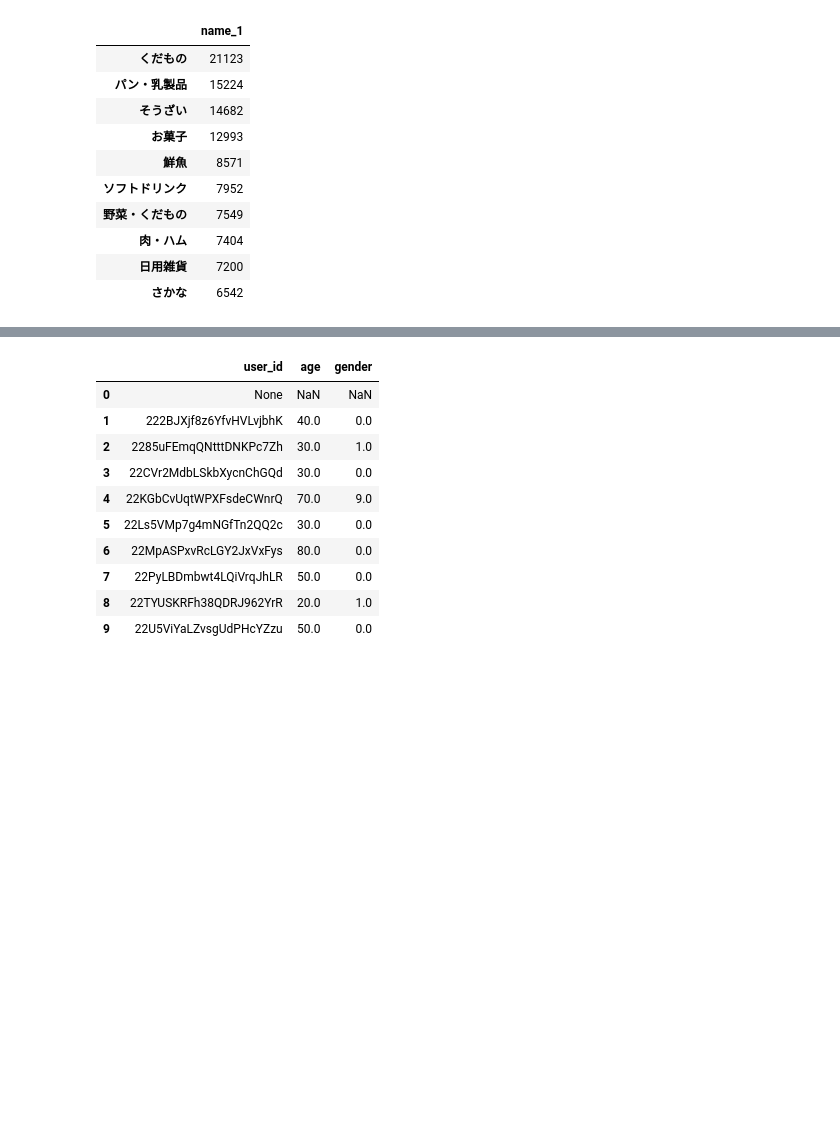
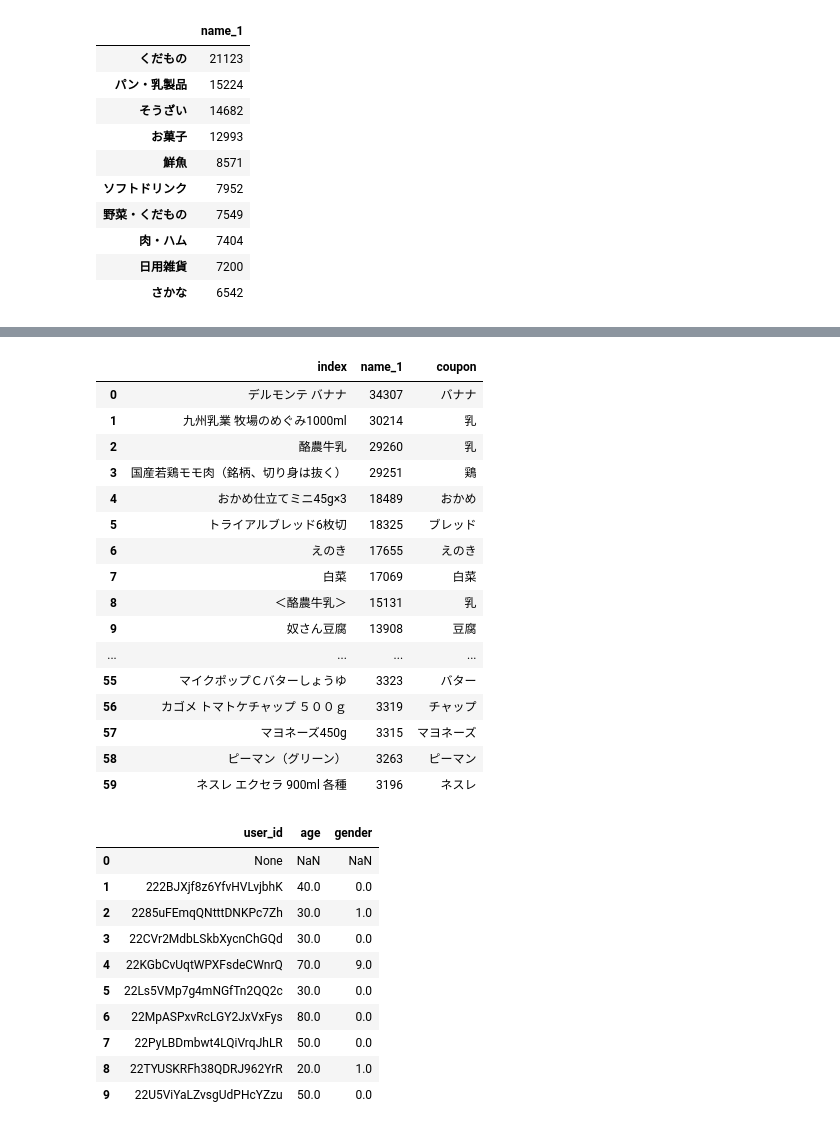
Before and after one commit to yumehara/atmacup9, a Jupyter notebook: notebooks/EDA.ipynb, the cells around one changed output, grey strips where cells are left out. Saved outputs shown, nothing was run; the diff lists cells and outputs as text; code cells hidden in the pictures; blank space fills up the shorter version.

```diff
--- a/notebooks/EDA.ipynb
+++ b/notebooks/EDA.ipynb
@@ -255,5 +255,7 @@ pd.DataFrame(cartlog[cartlog['kind_1'] =='カテゴリ']['name_1'].value_counts(
 | 日用雑貨 | 7200 |
 | さかな | 6542 |
 # %%
-pd.DataFrame(cartlog[cartlog['kind_1'] =='クーポン']['name_1'].value_counts()).head(20)
+coupon = pd.DataFrame(cartlog[cartlog['kind_1'] =='クーポン']['name_1'].value_counts())
+coupon = coupon.reset_index()
+print(len(coupon))
 # %% [output]
@@ -281,3 +263,34 @@ pd.DataFrame(cartlog[cartlog['kind_1'] =='クーポン']['name_1'].value_counts(
+# %%
+coupon_name = {
+    'バナナ', '乳', '鶏', '鶏', 'ブレッド', 'えのき', '白菜', '豆腐', 'ちくわ', 'ゴールド', '茶', '玉子', 'ポテト', 'ハム', 'しめじ', '揚げ', 'レタス',
+    'エッセン', '豚', 'チーズ', 'プレーン', 'おかめ', 'サラダ', 'とまと', 'ねぎ', '福岡', 'エビ', '無糖', 'みかん', '焼そば', 'ロール', 'えび', 'ヨーグルト',
+    'シーチキン', '玉葱', '柿の種', 'サブレ', '油', 'りんご', 'きゅうり', 'いなり', 'バター', 'チャップ', 'マヨネーズ', 'ピーマン', 'ネスレ', 'ぱん', 'パン', 'いか',
+    'フロスト', '人参', '蒲鉾', 'トイレ', '舞茸', 'チョコ', '鮭', 'コーラ', 'チップス', 'ごはん', 'うどん', 'ウインナー', 'かつお', '梨', 'のり', 'キウイ', 'バニラ',
+    'パイ', 'キャラメル', 'カルビー', 'キムチ', 'アルフォート', 'コーヒー', 'フルグラ', 'ゼリー', '脂肪', 'アソート', 'キットカット', 'ドデカミン', '伊右衛門', 'ミルク',
+}
+# %%
+for name in coupon_name:
+    coupon.loc[coupon['index'].str.contains(name), 'coupon'] = name
+# %%
+coupon[coupon['coupon'].notnull()].head(60)
+# %% [output]
+|  | index | name_1 | coupon |
+| 0 | デルモンテ バナナ | 34307 | バナナ |
+| 1 | 九州乳業 牧場のめぐみ1000ml | 30214 | 乳 |
+| 2 | 酪農牛乳 | 29260 | 乳 |
+| 3 | 国産若鶏モモ肉（銘柄、切り身は抜く） | 29251 | 鶏 |
+| 4 | おかめ仕立てミニ45g×3 | 18489 | おかめ |
+| 5 | トライアルブレッド6枚切 | 18325 | ブレッド |
+| 6 | えのき | 17655 | えのき |
+| 7 | 白菜 | 17069 | 白菜 |
+| 8 | ＜酪農牛乳＞ | 15131 | 乳 |
+| 9 | 奴さん豆腐 | 13908 | 豆腐 |
+| ... | ... | ... | ... |
+| 55 | マイクポップＣバターしょうゆ | 3323 | バター |
+| 56 | カゴメ トマトケチャップ ５００ｇ | 3319 | チャップ |
+| 57 | マヨネーズ450g | 3315 | マヨネーズ |
+| 58 | ピーマン（グリーン） | 3263 | ピーマン |
+| 59 | ネスレ エクセラ 900ml 各種 | 3196 | ネスレ |
 # %%
 product_master['JAN'] = product_master['JAN'].astype(str)
 # %%
```
Also changed, not shown: parts of 2 cells of this notebook, 1 other file.
